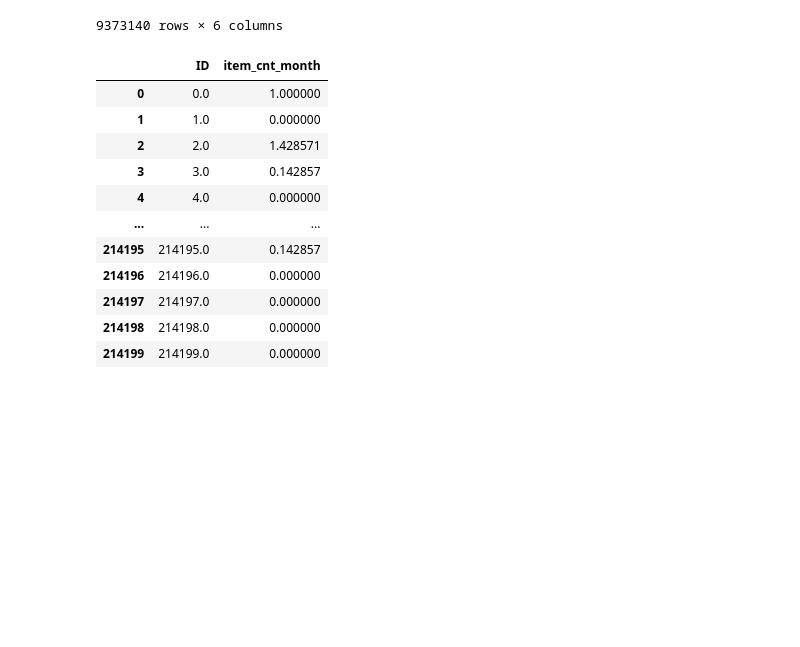
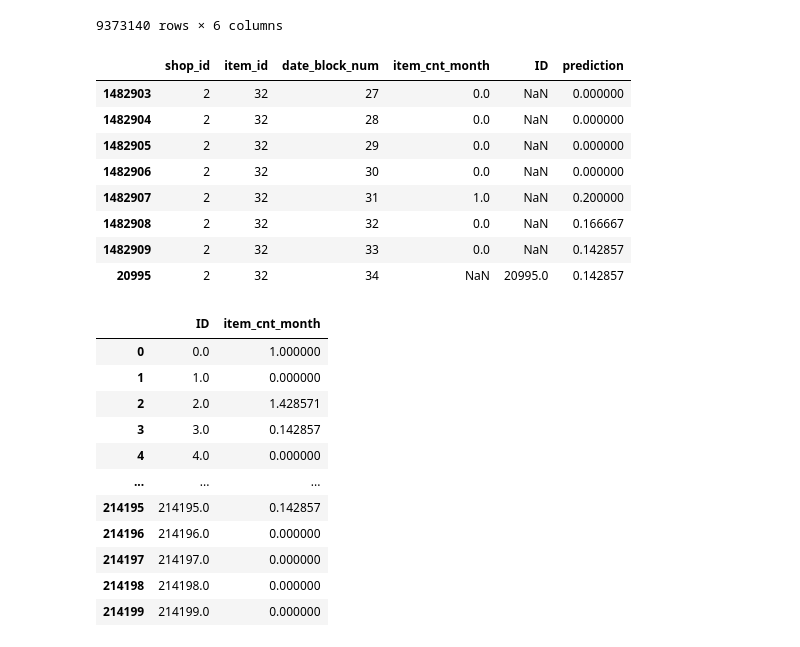
Before and after one commit to varrek/prjct_ml, a Jupyter notebook: hw11_time_series_workshop.ipynb, the cells around one changed output. Drawn from its saved outputs; the diff is of its cells as text; code cells hidden in the pictures; blank space fills up the shorter version.

```diff
--- a/hw11_time_series_workshop.ipynb
+++ b/hw11_time_series_workshop.ipynb
@@ -301,7 +301,8 @@ concated
 | 214199 | 45 | 969 | 34 | NaN | 214199.0 |
 9373140 rows × 5 columns
 # %%
-concated['prediction'] = concated.groupby(['shop_id','item_id'])['item_cnt_month'].transform('mean')
+#concated['prediction'] = concated.groupby(['shop_id','item_id'])['item_cnt_month'].transform('mean')
+concated['prediction'] = concated.groupby(['shop_id','item_id'], sort=False)['item_cnt_month'].transform(lambda x: x.expanding().mean())
 concated
 # %% [output]
 |  | shop_id | item_id | date_block_num | item_cnt_month | ID | prediction |
@@ -317,6 +318,18 @@ concated
 | 214198 | 45 | 19648 | 34 | NaN | 214198.0 | 0.000000 |
 | 214199 | 45 | 969 | 34 | NaN | 214199.0 | 0.000000 |
 9373140 rows × 6 columns
+# %%
+concated[(concated.shop_id == 2) & (concated.item_id == 32)].sort_values(by=['shop_id', 'item_id', 'date_block_num']).head(300)
+# %% [output]
+|  | shop_id | item_id | date_block_num | item_cnt_month | ID | prediction |
+| 1482903 | 2 | 32 | 27 | 0.0 | NaN | 0.000000 |
+| 1482904 | 2 | 32 | 28 | 0.0 | NaN | 0.000000 |
+| 1482905 | 2 | 32 | 29 | 0.0 | NaN | 0.000000 |
+| 1482906 | 2 | 32 | 30 | 0.0 | NaN | 0.000000 |
+| 1482907 | 2 | 32 | 31 | 1.0 | NaN | 0.200000 |
+| 1482908 | 2 | 32 | 32 | 0.0 | NaN | 0.166667 |
+| 1482909 | 2 | 32 | 33 | 0.0 | NaN | 0.142857 |
+| 20995 | 2 | 32 | 34 | NaN | 20995.0 | 0.142857 |
 # %%
 submission = concated[concated.date_block_num == 34][['ID', 'prediction']]
 submission.rename(columns={"prediction": "item_cnt_month"}, inplace=True)
```
Also changed, not shown: parts of 2 cells of this notebook.
